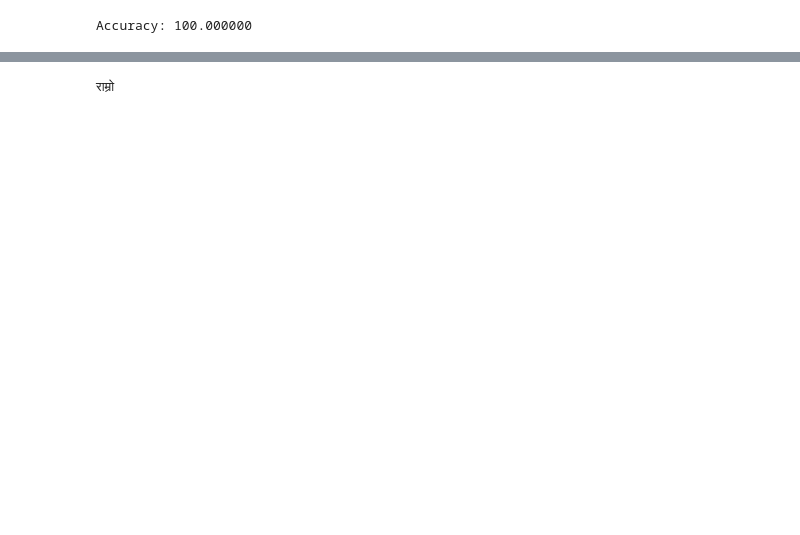
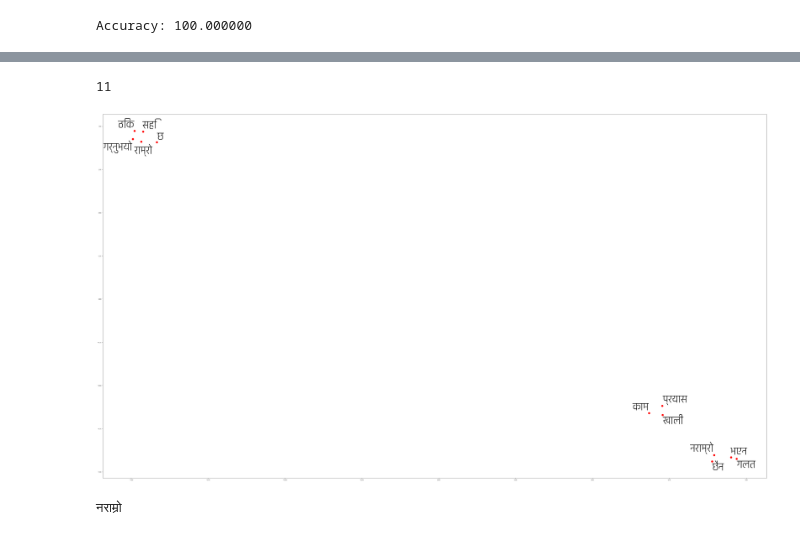
Before and after one commit to baikunth2a/RNN-Practice, a Jupyter notebook: Text_sentiment_nepali.ipynb, the cells around one changed output, grey strips where cells are left out. Drawn from its saved outputs; the diff is of its cells as text; code cells hidden in the pictures; blank space fills up the shorter version.

```diff
--- a/Text_sentiment_nepali.ipynb
+++ b/Text_sentiment_nepali.ipynb
@@ -70,3 +90,8 @@ loss, accuracy = model.evaluate(padded_docs, labels, verbose=0)
 print('Accuracy: %f' % (accuracy*100))
 # %% [output]
 Accuracy: 100.000000
+# %%
+name = ['खाली']
+for key, value in word2idx.items():
+    name.append(key)
+name
@@ -72,0 +123,5 @@ Accuracy: 100.000000
+# %%
+import numpy as np
+emb_w = np.array(model.layers[0].get_weights())
+emb_w = np.array(model.layers[0].get_weights()).reshape(emb_w.shape[1],emb_w.shape[2])
+emb_w
@@ -73,5 +141,18 @@ Accuracy: 100.000000
+# %%
+from adjustText import adjust_text
+from matplotlib import rcParams
+rcParams['font.family'] = 'Rajdhani'
+plt.figure(figsize=(64, 36))
+plt.scatter(emb_w[:,0], emb_w[:,1], s=100, c='r')
+plt.title = "Sentiment clustering plot"
+#plt.annotate(name[a-1], xy=(emb_w[:,0][a], emb_w[:,1][a]), fontsize = 60, rotation=a*10+10)
+texts = [plt.text(emb_w[:,0][i], emb_w[:,1][i],name[i], fontsize = 60) for i in range(0,len(emb_w))]
+adjust_text(texts)
+# %% [output]
+11
+[figure, added]
 # %%
-text_input = "गलत छैन"
+text_input = "ठिक भएन"
 print("राम्रो" if model.predict(pad_sequences([[word2idx[w] for w in text.text_to_word_sequence(text_input)]], maxlen=max_length, padding='post'))[0] > 0.5 else "नराम्रो")
 # %% [output]
-राम्रो
+नराम्रो
```
Also changed, not shown: parts of 13 cells of this notebook, 1 other file.
